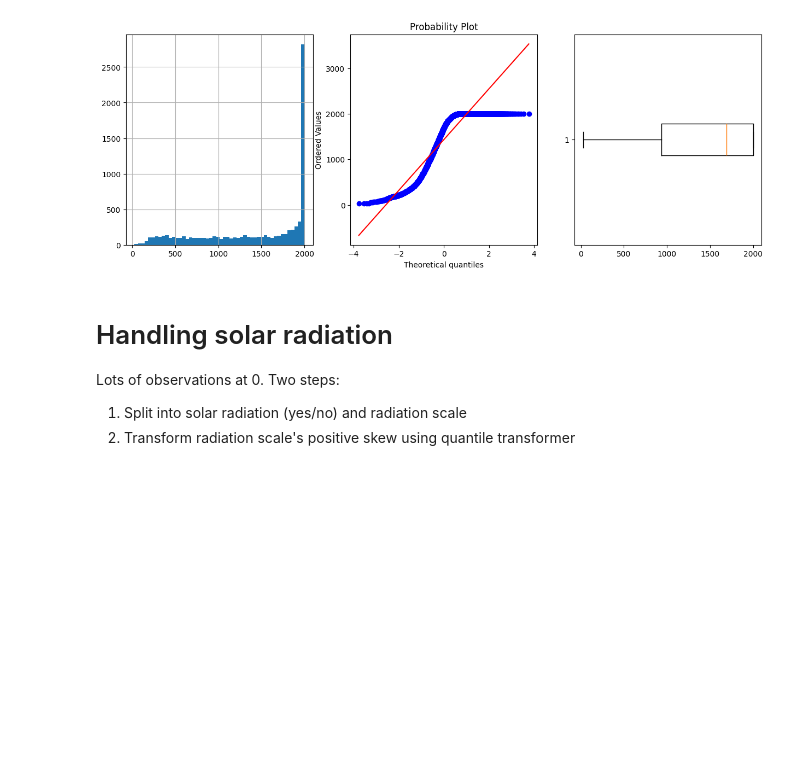
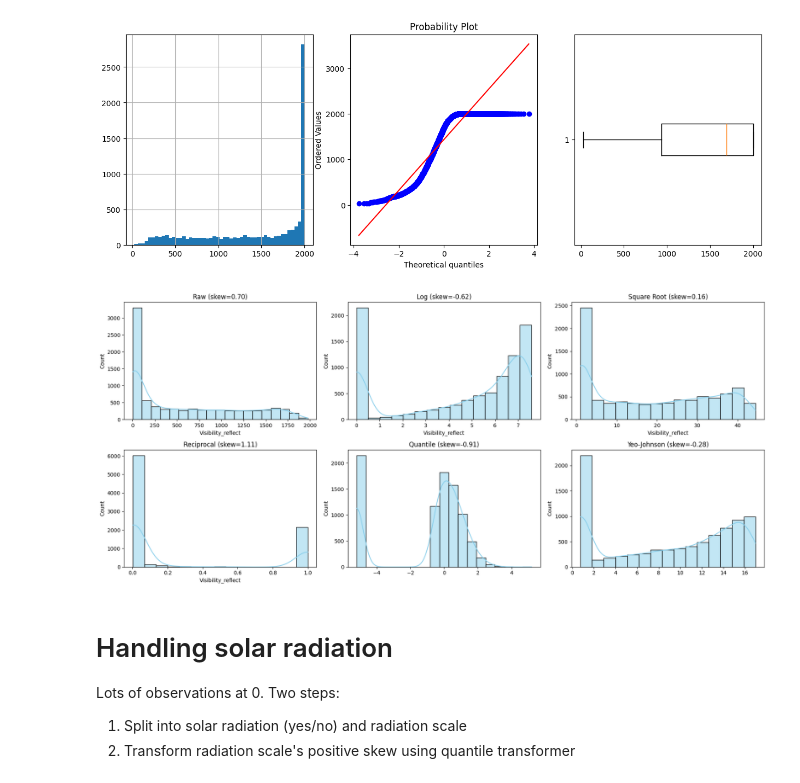
Before and after one commit to ditp01/bicycles-seoul, a Jupyter notebook: notebooks/2.2-ditp-preprocessing-pipeline.ipynb, the cells around one changed output. Saved outputs shown, nothing was run; the diff lists cells and outputs as text; code cells hidden in the pictures; blank space fills up the shorter version.

```diff
--- a/notebooks/2.2-ditp-preprocessing-pipeline.ipynb
+++ b/notebooks/2.2-ditp-preprocessing-pipeline.ipynb
@@ -128,6 +222,13 @@ Two things need to be done:
 plotvar(df,'Visibility (10m)')
 # %% [output]
 [figure]
+# %%
+# This ensures all values are positive after reflection
+df["Visibility_reflect"] = df["Visibility (10m)"].max() + 1 - df["Visibility (10m)"]
+# %%
+transform_and_plot(df, "Visibility_reflect")
+# %% [output]
+[figure, added]
 # %% [markdown]
 # Handling solar radiation
 
```
Also changed, not shown: parts of 24 cells of this notebook.
